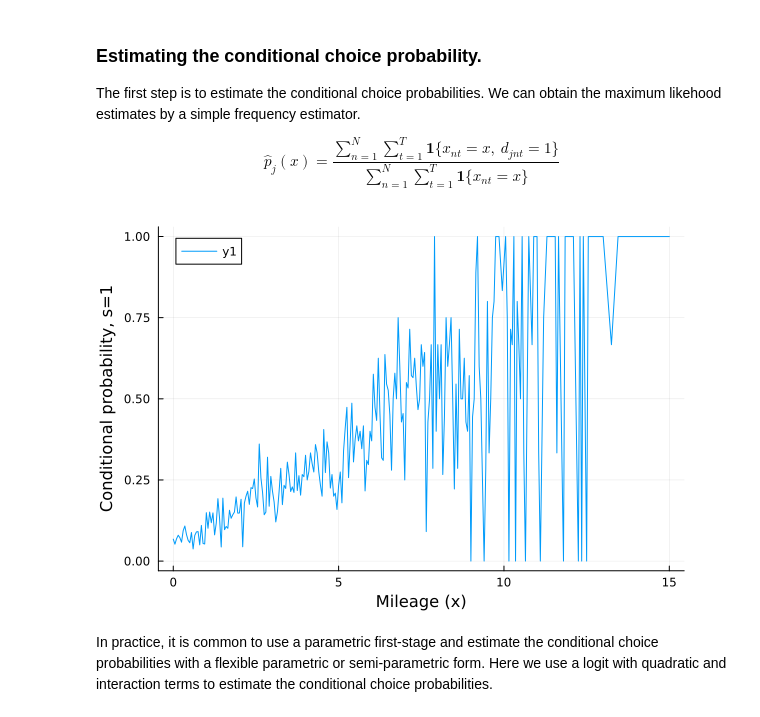
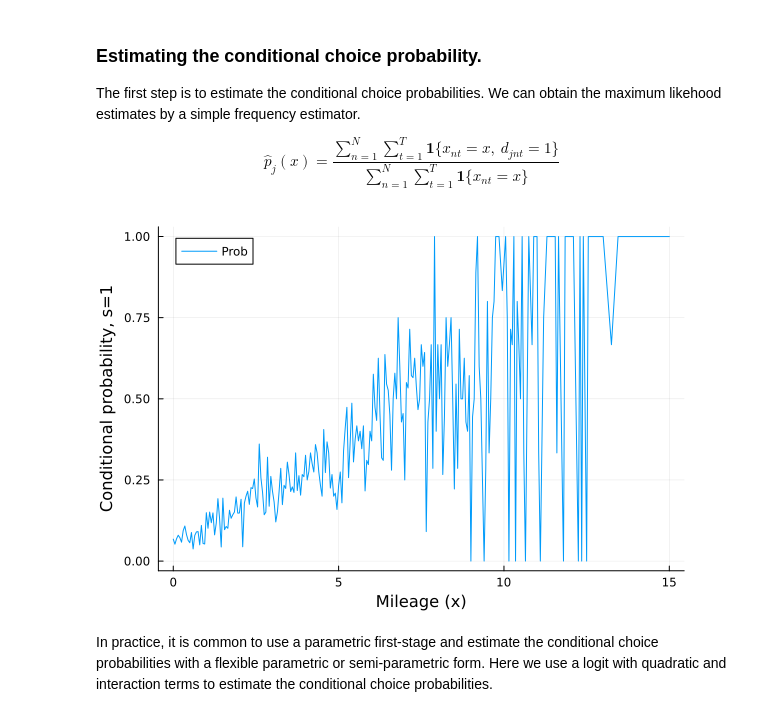
Before and after one commit to gaston-mullin/gaston-mullin.github.io, a Jupyter notebook: files/Day1 - BusEngine.ipynb, the cells around one changed output. Cells and saved outputs as stored; diff of their text form; code cells hidden in the pictures.

```diff
--- a/files/Day1 - BusEngine.ipynb
+++ b/files/Day1 - BusEngine.ipynb
@@ -233,22 +233,22 @@ $$\hat{p}_j(x) = \frac{\sum_{n=1}^N \sum_{t=1}^T \mathbf{1}\{x_{nt}=x, \ d_{jnt}
 # %%
 ccp_hat_cell = [mean(vec(DData)[(vec(XIndexData).==j) .& (vec(SData).==s)].==1) for j∈eachindex(X), s∈eachindex(S)];
 epsilon=1e-4;
 
 #ccp_hat_cell = zeros(length(X),length(S));
 #
 #for j in 1:length(X)
 #    for s in 1:length(S)
 #        ccp_hat_cell[j,s] = mean(vec(DData)[(vec(XIndexData).==j) .& (vec(SData).==s)].==1);
 #    end
 #end
 
 never_reached=isnan.(ccp_hat_cell); # Keep track of states that never occur in the data
 ccp_hat_cell[never_reached] .= 0.5; # Provide a value for the never reached states. 0.5 may not correspond well to what the data sugests...
 ccp_hat_cell=max.(epsilon, min.(1-epsilon,ccp_hat_cell)); # Makes sure that all probabilities are in the open interval (0,1), as "1" and "0" observations cause problems.
 
-plot(X[never_reached[:,1].==0],ccp_hat_cell[never_reached[:,1].==0,1],xlabel="Mileage (x)",ylabel="Conditional probability, s=1")
+plot(X[never_reached[:,1].==0],ccp_hat_cell[never_reached[:,1].==0,1],xlabel="Mileage (x)",ylabel="Conditional probability, s=1",label = "Prob")
 # %% [output]
-[figure, old version]
+[figure, new version]
 # %% [markdown]
 In practice, it is common to use a parametric first-stage and estimate the conditional choice probabilities with a flexible parametric or semi-parametric form. Here we use a logit with quadratic and interaction terms to estimate the conditional choice probabilities.
 # %%
```
Also changed, not shown: parts of 3 cells of this notebook, 2 other files.
